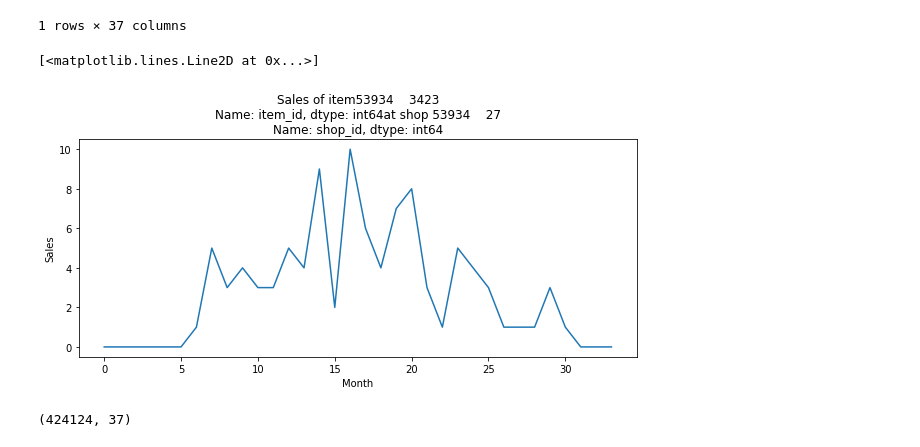
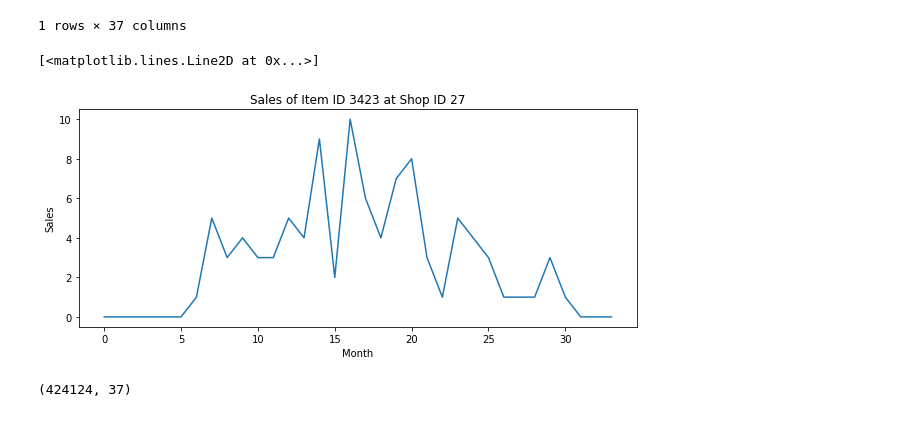
Before and after one commit to bmp0924/Predict-Future-Sales, a Jupyter notebook: Neural Model.ipynb, the cells around one changed output. Cells and saved outputs as stored; diff of their text form; code cells hidden in the pictures.

```diff
--- a/Neural Model.ipynb
+++ b/Neural Model.ipynb
@@ -98,13 +99,10 @@ table = table.fillna(0)
 # data_form = table
 data_form = item_catigories.merge(table, on = ['item_id'], how = 'inner')
 
+pd.merge(data_form,test, on = ['item_id'], how = 'left')
+
+data_form = data_form.fillna(0)
 data_form.head()
-
-
-#get rid of those not in test data
-# data_form = test.merge(table, on = ['item_id'], how = 'left')
-
-# data_form = data_form.fillna(0)
 # %% [output]
 |  | item_id | item_category_id | shop_id | 0 | 1 | 2 | 3 | 4 | 5 | 6 | ... |
 | 0 | 0 | 40 | 54 | 0.0 | 0.0 | 0.0 | 0.0 | 0.0 | 0.0 | 0.0 | ... |
@@ -165,13 +183,13 @@ guess_and_check
 1 rows × 37 columns
 # %%
 plt.figure(figsize =(10,4))
-plt.title("Sales of item"+ str(guess_and_check['item_id']) + 'at shop '+ str(guess_and_check['shop_id']))
+plt.title('Sales of Item ID 3423 at Shop ID 27')
 plt.xlabel('Month')
 plt.ylabel('Sales')
 plt.plot(guess_and_check.columns[3:],check_vals)
 # %% [output]
 [<matplotlib.lines.Line2D at 0x...>]
-[figure, old version]
+[figure, new version]
 # %%
 # normalize the dataset
 scaler = MinMaxScaler(feature_range=(-1, 1))
```
Also changed, not shown: parts of 7 cells of this notebook.
